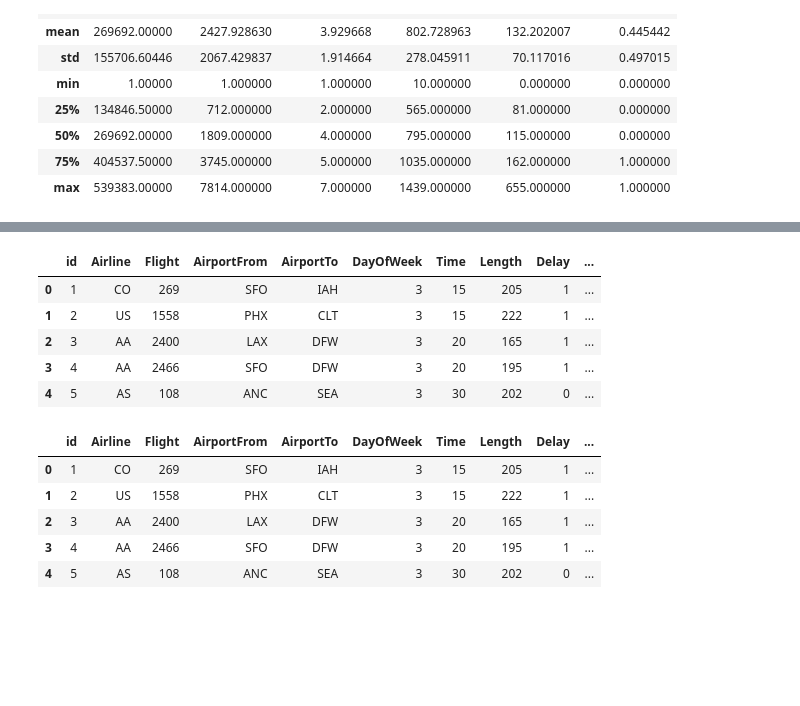
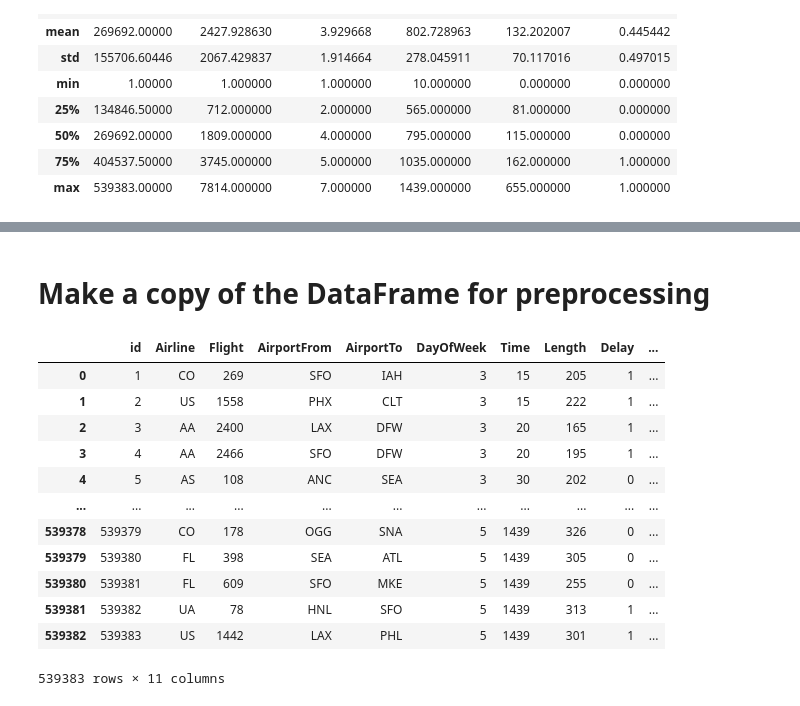
Before and after one commit to stacjstaton/ai-project2-flight-delay-predictions, a Jupyter notebook: DecisionTreeModel.ipynb, the cells around one changed output, grey strips where cells are left out. Saved outputs shown, nothing was run; the diff lists cells and outputs as text; code cells hidden in the pictures; blank space fills up the shorter version.

```diff
--- a/DecisionTreeModel.ipynb
+++ b/DecisionTreeModel.ipynb
@@ -45,40 +110,30 @@ df.describe()
+# %% [markdown]
+# Make a copy of the DataFrame for preprocessing
+# %%
+encoded_df = df.copy()
 # %%
 unique_airport_from = df['AirportFrom'].unique()
 unique_airport_to = df['AirportTo'].unique()
 
-unique_airport_codes = set(unique_airport_from).union(unique_airport_to)
+unique_codes = set(unique_airport_from).union(unique_airport_to)
+code_to_id = {code: idx for idx, code in enumerate(unique_codes, start=1)}
 
-airport_from_code_to_id = {code: i for i, code in enumerate(unique_airport_codes, 1)}
+# Apply the mapping to create a new column with unique IDs
+encoded_df['AirportFromIDs'] = encoded_df['AirportFrom'].map(code_to_id)
+encoded_df['AirportToIDs'] = encoded_df['AirportTo'].map(code_to_id)
 
-df['AirportFromId'] = df['AirportFrom'].map(airport_from_code_to_id)
-df['AirportToId'] = df['AirportTo'].map(airport_from_code_to_id)
-
-display(df.head(5))
+encoded_df
 # %% [output]
 |  | id | Airline | Flight | AirportFrom | AirportTo | DayOfWeek | Time | Length | Delay | ... |
 | 0 | 1 | CO | 269 | SFO | IAH | 3 | 15 | 205 | 1 | ... |
 | 1 | 2 | US | 1558 | PHX | CLT | 3 | 15 | 222 | 1 | ... |
 | 2 | 3 | AA | 2400 | LAX | DFW | 3 | 20 | 165 | 1 | ... |
 | 3 | 4 | AA | 2466 | SFO | DFW | 3 | 20 | 195 | 1 | ... |
 | 4 | 5 | AS | 108 | ANC | SEA | 3 | 30 | 202 | 0 | ... |
+| ... | ... | ... | ... | ... | ... | ... | ... | ... | ... | ... |
+| 539378 | 539379 | CO | 178 | OGG | SNA | 5 | 1439 | 326 | 0 | ... |
+| 539379 | 539380 | FL | 398 | SEA | ATL | 5 | 1439 | 305 | 0 | ... |
+| 539380 | 539381 | FL | 609 | SFO | MKE | 5 | 1439 | 255 | 0 | ... |
+| 539381 | 539382 | UA | 78 | HNL | SFO | 5 | 1439 | 313 | 1 | ... |
+| 539382 | 539383 | US | 1442 | LAX | PHL | 5 | 1439 | 301 | 1 | ... |
+539383 rows × 11 columns
-# %%
-unique_airline = df['Airline'].unique()
-
-airline_from_code_to_id = {code: i for i, code in enumerate(unique_airline, 1)}
-
-df['AirlineId'] = df['Airline'].map(airline_from_code_to_id)
-
-display(df.head(5))
-
-#xs,y = to.train.xs,to.train.y
-#valid_xs,valid_y = to.valid.xs,to.valid.y
-#len(xs), len(valid_xs)
-
-#X, y = df[['Week', 'Departure', 'Arrival', 'Airline', 'AirportFromId', 'AirportToId']], df['Delay']
-# %% [output]
-|  | id | Airline | Flight | AirportFrom | AirportTo | DayOfWeek | Time | Length | Delay | ... |
-| 0 | 1 | CO | 269 | SFO | IAH | 3 | 15 | 205 | 1 | ... |
-| 1 | 2 | US | 1558 | PHX | CLT | 3 | 15 | 222 | 1 | ... |
-| 2 | 3 | AA | 2400 | LAX | DFW | 3 | 20 | 165 | 1 | ... |
-| 3 | 4 | AA | 2466 | SFO | DFW | 3 | 20 | 195 | 1 | ... |
-| 4 | 5 | AS | 108 | ANC | SEA | 3 | 30 | 202 | 0 | ... |
```
Also changed, not shown: parts of 35 cells of this notebook, 4 other files.
